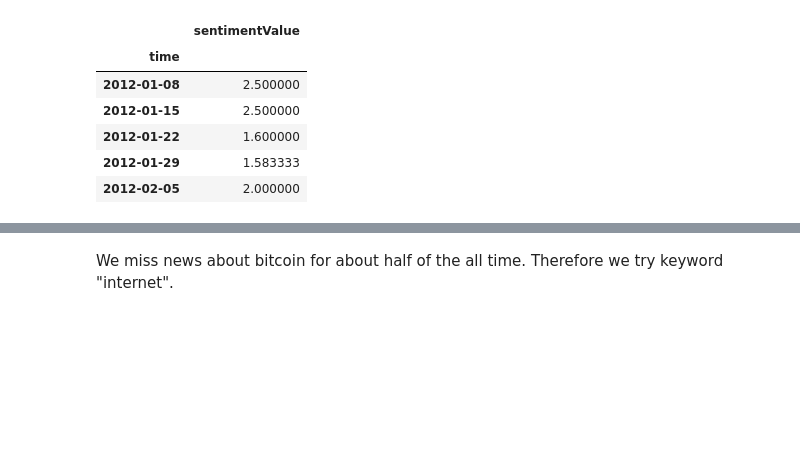
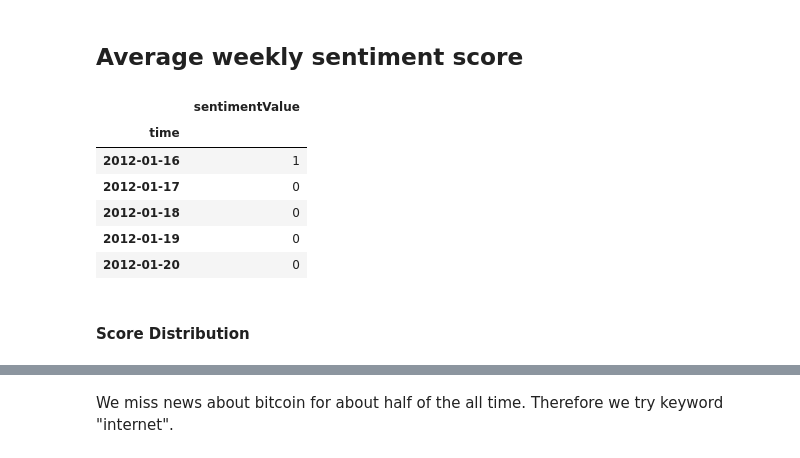
Before and after one commit to yyl/btc-price-analysis, a Jupyter notebook: notes/news_analysis.ipynb, the cells around one changed output, grey strips where cells are left out. Drawn from its saved outputs; the diff is of its cells as text; code cells hidden in the pictures; blank space fills up the shorter version.

```diff
--- a/notes/news_analysis.ipynb
+++ b/notes/news_analysis.ipynb
@@ -16,6 +18,6 @@ os.chdir("/Users/yulongyang/Envs/btc-analysis/btc-price-analysis")
 # %%
 time_format = "%Y-%m-%dT%H:%M:%SZ"
-score_data = pd.read_csv("./data/nyt_internet_with_score.csv", index_col='time',
+score_data = pd.read_csv("./data/nyt_bitcoin_with_score.csv", index_col='time',
                    parse_dates=[0], date_parser=lambda x: datetime.datetime.strptime(x, time_format))
 score_data.head()
 # %% [output]
@@ -35,11 +73,15 @@ array(['Positive', 'Negative', 'Neutral'], dtype=object)
+# %% [markdown]
+## Average weekly sentiment score
 # %%
-weekly_score = score_data.resample('w', how='mean').fillna(0)
+weekly_score = score_data.resample('d', how='mean').fillna(0)
 weekly_score.head()
 # %% [output]
 |  | sentimentValue |
 | time |  |
-| 2012-01-08 | 2.500000 |
-| 2012-01-15 | 2.500000 |
-| 2012-01-22 | 1.600000 |
-| 2012-01-29 | 1.583333 |
-| 2012-02-05 | 2.000000 |
+| 2012-01-16 | 1 |
+| 2012-01-17 | 0 |
+| 2012-01-18 | 0 |
+| 2012-01-19 | 0 |
+| 2012-01-20 | 0 |
+# %% [markdown]
+#### Score Distribution
```
Also changed, not shown: parts of 18 cells of this notebook.
